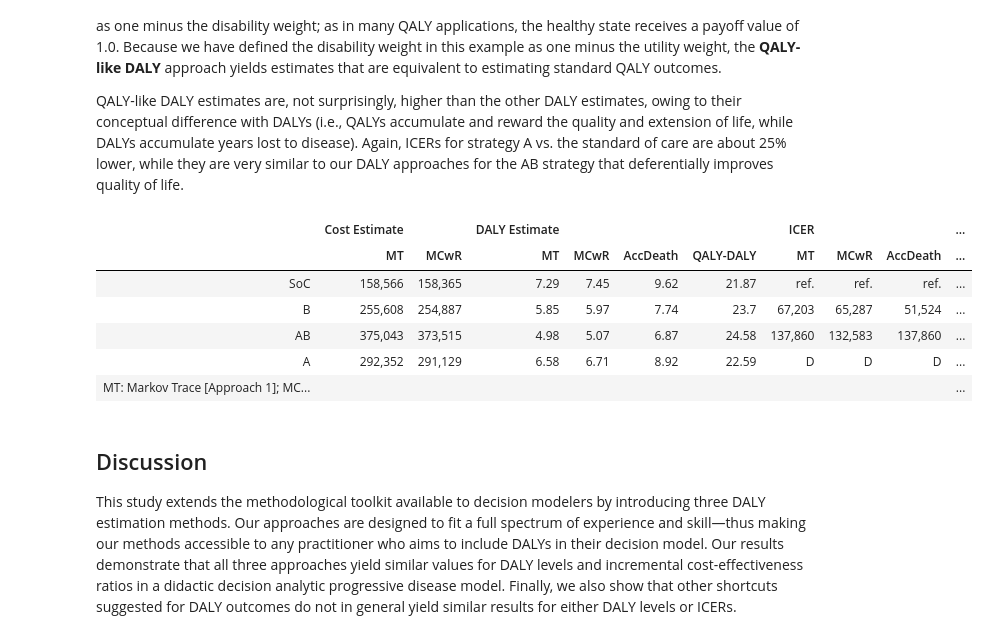
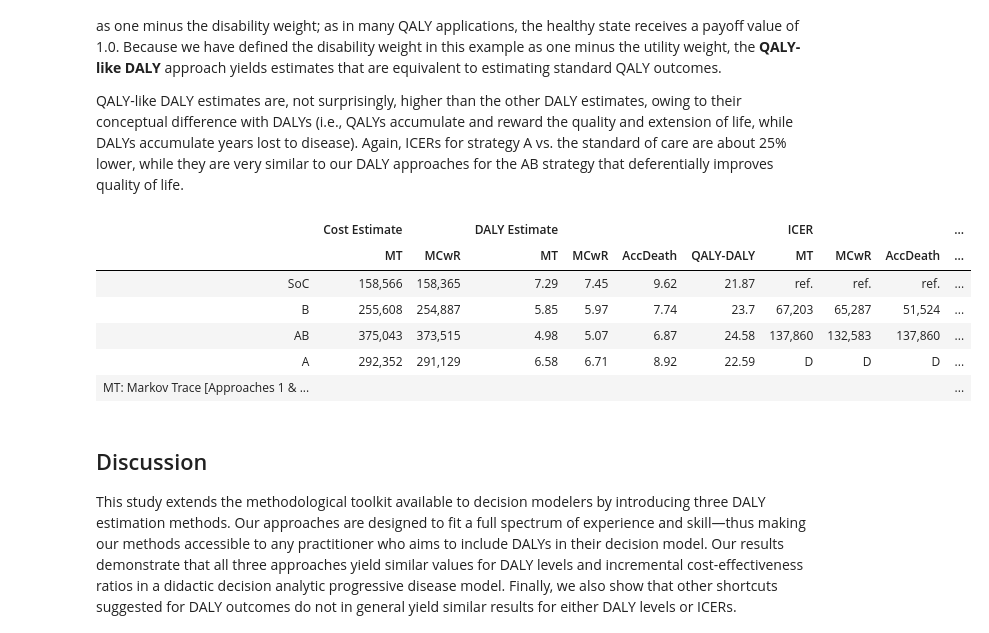
Before and after one commit to graveja0/dalys, a Jupyter notebook: index.embed.ipynb, the cells around one changed output. Saved outputs shown, nothing was run; the diff lists cells and outputs as text; code cells hidden in the pictures.

```diff
--- a/index.embed.ipynb
+++ b/index.embed.ipynb
@@ -1672,35 +1672,35 @@ cea %>%
          res_acc_daly = glue::glue("{effect_acc_daly}"),
          res_qaly_like_daly = glue::glue("{effect_qaly_like_daly}")) %>%
   select(strategy,cost_1_2,cost_3,res_1_2,res_3,res_acc_daly,res_qaly_like_daly,icer_1_2,icer_3,icer_acc_daly,icer_qaly_like_daly) %>%
   mutate_at(vars(cost_1_2,cost_3,res_acc_daly,res_qaly_like_daly,res_1_2,res_3),function(x) ifelse(x=="D","",x)) %>%
   flextable() %>%
   set_header_labels(
       strategy = "",
       cost_1_2 = "MT",
       cost_3 = "MCwR",
       res_1_2 = "MT",
       res_3 = "MCwR",
       res_acc_daly = "AccDeath",
       res_qaly_like_daly = "QALY-DALY",
       icer_1_2 = "MT",
       icer_3 = "MCwR",
       icer_acc_daly =  "AccDeath",
       icer_qaly_like_daly = "QALY-DALY"
     ) %>%
-    add_footer_lines("MT: Markov Trace [Approach 1]; MCwR = Markov Chain with Rewards [Approach 3]; AccDeath = Accumulate time in absorbing death state; QALY-DALY = QALY-like DALY; D = dominated strategy") %>%
+    add_footer_lines("MT: Markov Trace [Approaches 1 & 2]; MCwR = Markov Chain with Rewards [Approach 3]; AccDeath = Accumulate time in absorbing death state; QALY-DALY = QALY-like DALY; D = dominated strategy") %>%
      add_header_row( values = c("","Cost Estimate","DALY Estimate","ICER"),colwidths = c(1,2,4,4)) %>%
     align(part="header",align="right") %>%
     align(part = "body", align = "right") %>%
     width(j = 1, width=1) %>%
     width(j=2:11,width=.75)
 # %% [output]
 |  | Cost Estimate |  | DALY Estimate |  |  |  | ICER |  |  | ... |
 |  | MT | MCwR | MT | MCwR | AccDeath | QALY-DALY | MT | MCwR | AccDeath | ... |
 | SoC | 158,566 | 158,365 | 7.29 | 7.45 | 9.62 | 21.87 | ref. | ref. | ref. | ... |
 | B | 255,608 | 254,887 | 5.85 | 5.97 | 7.74 | 23.7 | 67,203 | 65,287 | 51,524 | ... |
 | AB | 375,043 | 373,515 | 4.98 | 5.07 | 6.87 | 24.58 | 137,860 | 132,583 | 137,860 | ... |
 | A | 292,352 | 291,129 | 6.58 | 6.71 | 8.92 | 22.59 | D | D | D | ... |
-| MT: Markov Trace [Approach 1]; MC... |  |  |  |  |  |  |  |  |  | ... |
+| MT: Markov Trace [Approaches 1 & ... |  |  |  |  |  |  |  |  |  | ... |
 # %% [markdown]
 ## Discussion
 
```
Also changed, not shown: parts of 3 cells of this notebook, 6 other files.
